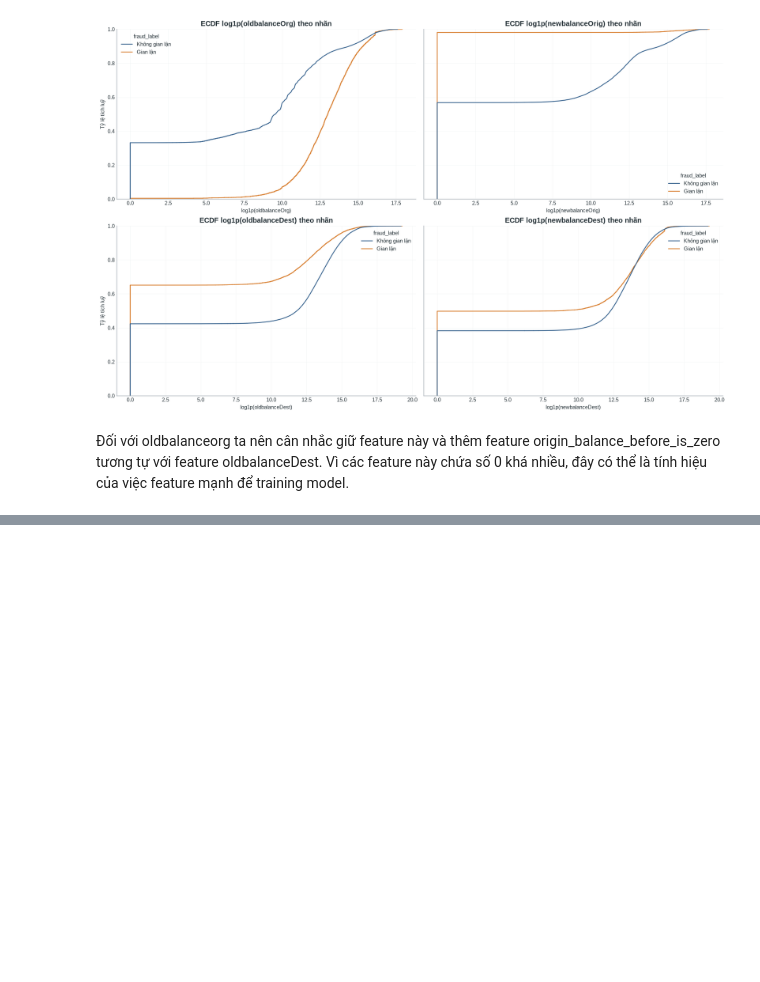
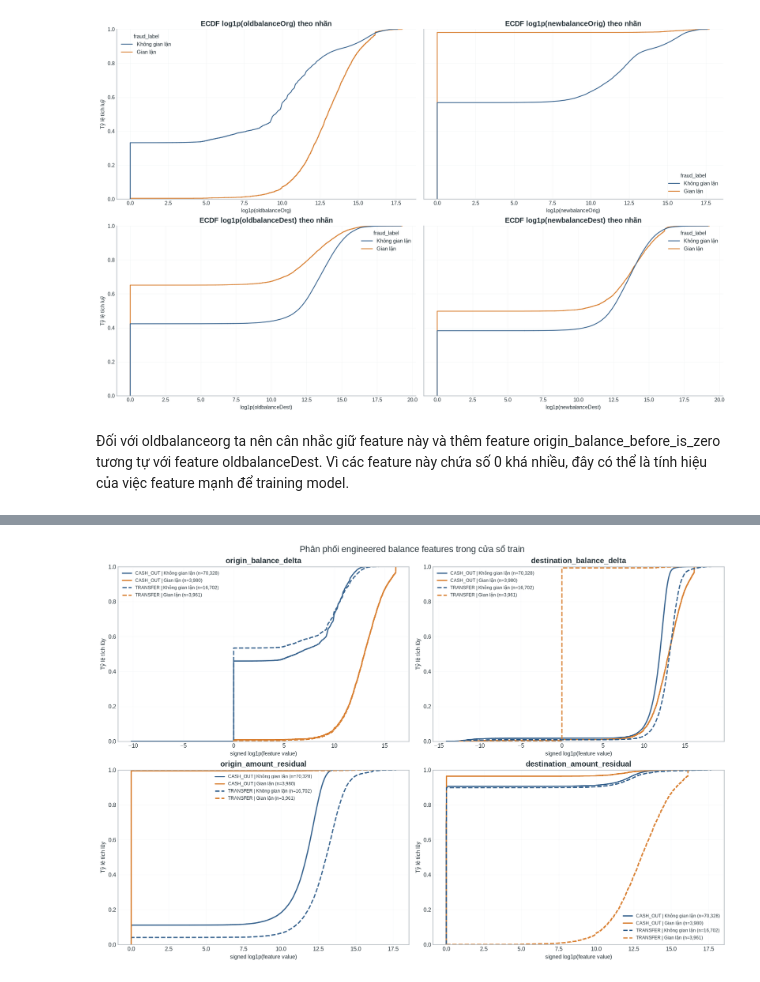
Before and after one commit to ItsLewis-DE/fraudguard-streaming-pipeline, a Jupyter notebook: notebooks/EDA.ipynb, the cells around one changed output, grey strips where cells are left out. Cells and saved outputs as stored; diff of their text form; code cells hidden in the pictures; blank space fills up the shorter version.

```diff
--- a/notebooks/EDA.ipynb
+++ b/notebooks/EDA.ipynb
@@ -1187,0 +1371,39 @@ plt.show()
+# %%
+def signed_log1p(values: pd.Series) -> pd.Series:
+    return np.sign(values) * np.log1p(np.abs(values))
+
+
+label_colors = {"Không gian lận": BLUE, "Gian lận": ORANGE}
+type_line_styles = {"CASH_OUT": "-", "TRANSFER": "--"}
+
+fig, axes = plt.subplots(2, 2, figsize=(15, 10), constrained_layout=True)
+for axis, feature in zip(axes.flat, ENGINEERED_BALANCE_FEATURES):
+    for transaction_type in FEATURE_EDA_TYPES:
+        for fraud_label in fraud_label_order:
+            mask = (
+                engineered_balance_sample["type"].eq(transaction_type)
+                & engineered_balance_sample["fraud_label"].eq(fraud_label)
+            )
+            values = signed_log1p(engineered_balance_sample.loc[mask, feature])
+            sns.ecdfplot(
+                x=values,
+                ax=axis,
+                color=label_colors[fraud_label],
+                linestyle=type_line_styles[transaction_type],
+                linewidth=2,
+                label=f"{transaction_type} | {fraud_label} (n={mask.sum():,})",
+            )
+    axis.set_title(feature)
+    axis.set_xlabel("signed log1p(feature value)")
+    axis.set_ylabel("Tỷ lệ tích lũy")
+    axis.grid(alpha=0.2)
+    axis.legend(fontsize=8)
+
+fig.suptitle(
+    "Phân phối engineered balance features trong cửa sổ train",
+    fontsize=15,
+)
+fig.savefig(REPORT_DIR / "engineered_balance_feature_ecdf.png", dpi=160)
+plt.show()
+# %% [output]
+[figure, added]
```
Also changed, not shown: parts of 14 cells of this notebook, 17 other files.
